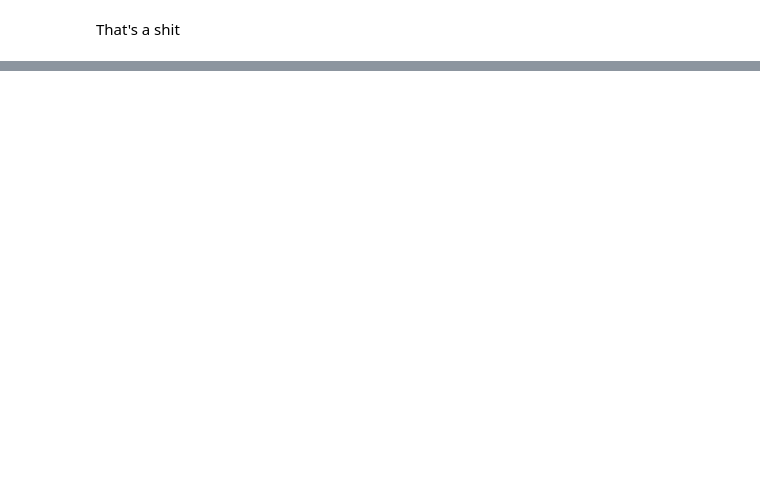
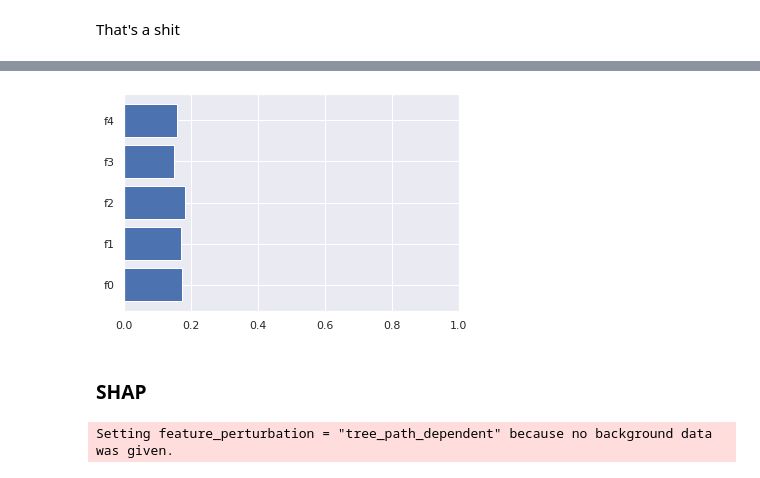
Before and after one commit to Guilherme26/mono2, a Jupyter notebook: notebooks/learning_on_synthetic_ds.ipynb, the cells around one changed output, grey strips where cells are left out. Cells and saved outputs as stored; diff of their text form; code cells hidden in the pictures; blank space fills up the shorter version.

```diff
--- a/notebooks/learning_on_synthetic_ds.ipynb
+++ b/notebooks/learning_on_synthetic_ds.ipynb
@@ -75,0 +106,17 @@ plt.show()
+# %%
+df_test = df_test.drop(["preds_proba", "target"], axis=1)
+x = [df_test.loc[df_test[col]==1, col].count() for col in df_test.columns]
+x = np.array(x) / df_test.shape[0]
+
+plt.barh(df_test.columns, x)
+plt.xlim(right=1)
+plt.show()
+# %% [output]
+[figure, added]
+# %% [markdown]
+### SHAP
+# %%
+explainer = shap.TreeExplainer(xgb)
+shap_values = explainer.shap_values(X_test.values)
+# %% [output]
+Setting feature_perturbation = "tree_path_dependent" because no background data was given.
```
Also changed, not shown: parts of 10 cells of this notebook, 3 other files.
